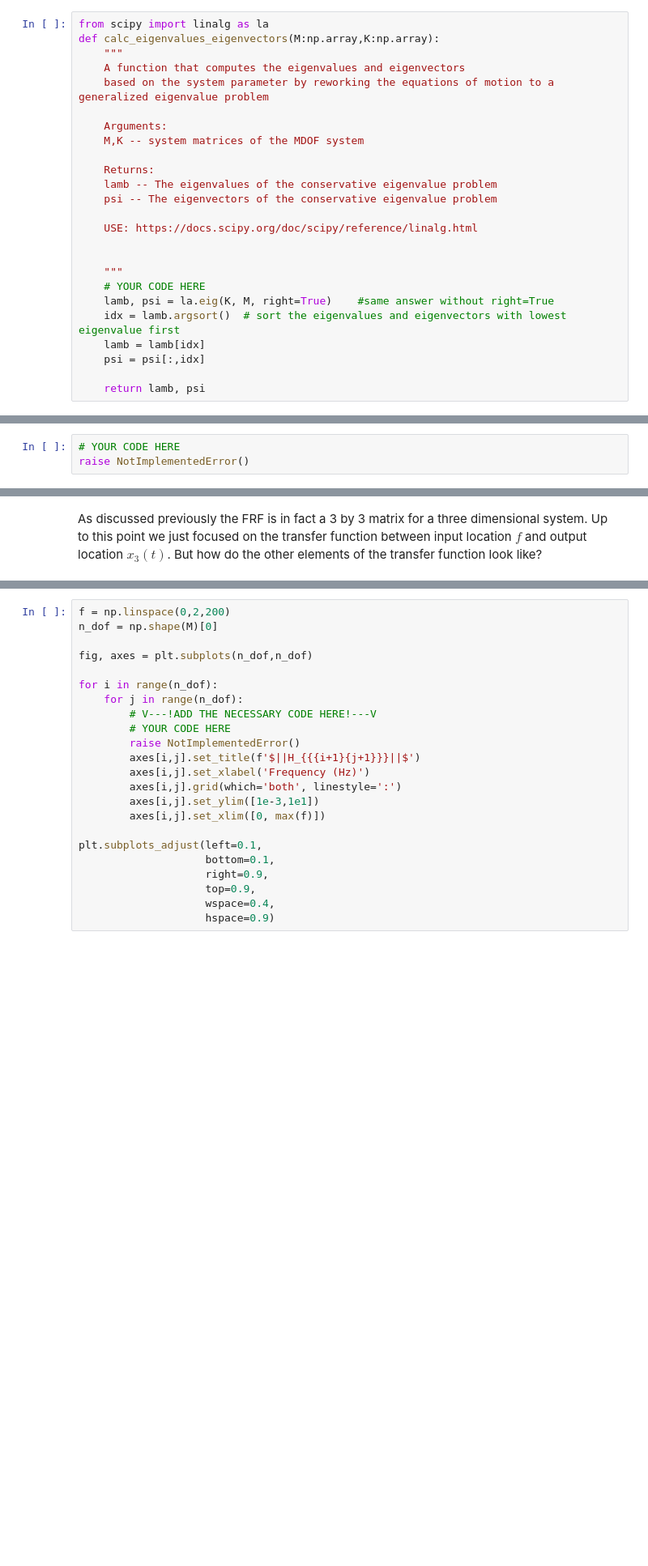
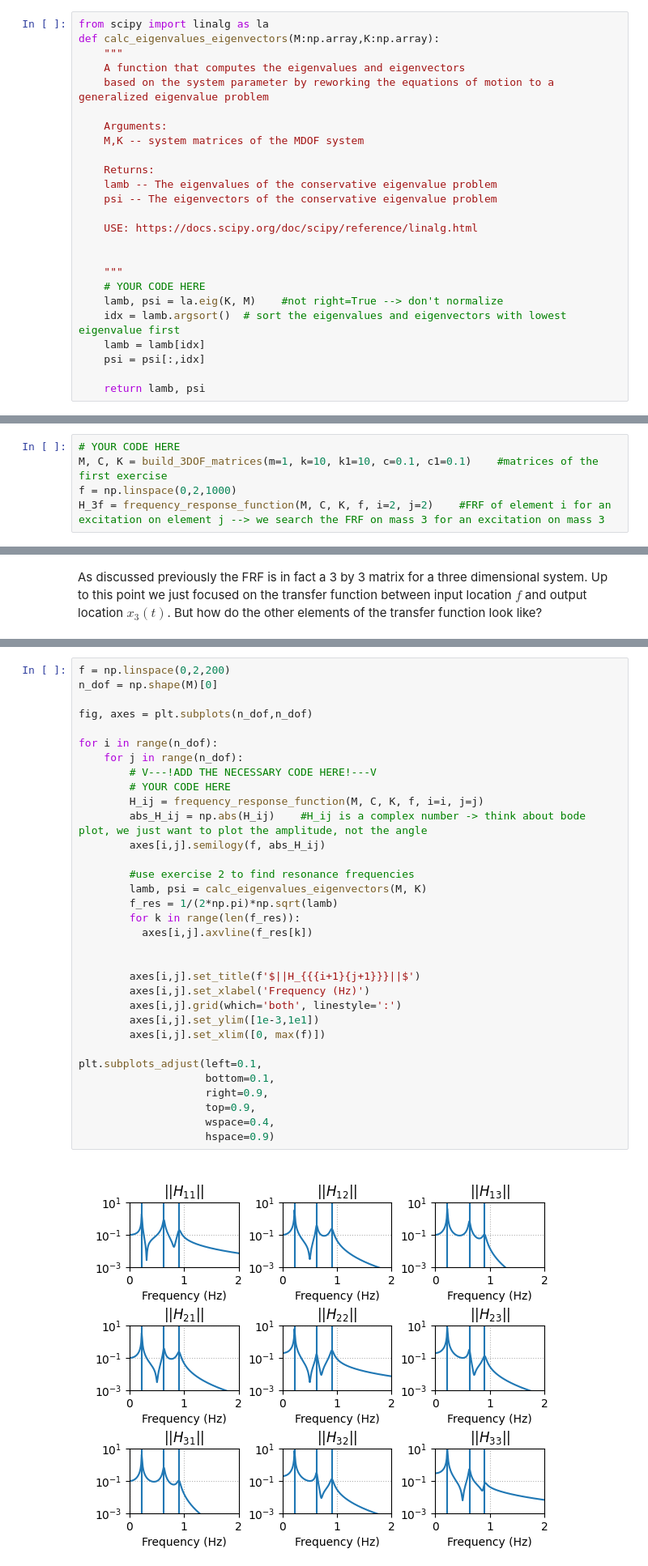
Before and after one commit to wdestryker/MV2627_Exercises, a Jupyter notebook: Session3_MDOF/session3.ipynb, the cells around one changed output, grey strips where cells are left out. Shown at 81% size. Saved outputs shown, nothing was run; the diff lists cells and outputs as text; blank space fills up the shorter version.

```diff
--- a/Session3_MDOF/session3.ipynb
+++ b/Session3_MDOF/session3.ipynb
@@ -231,7 +231,7 @@ def calc_eigenvalues_eigenvectors(M:np.array,K:np.array):
 
     """
     # YOUR CODE HERE
-    lamb, psi = la.eig(K, M, right=True)    #same answer without right=True
+    lamb, psi = la.eig(K, M)    #not right=True --> don't normalize
     idx = lamb.argsort()  # sort the eigenvalues and eigenvectors with lowest eigenvalue first
     lamb = lamb[idx]
     psi = psi[:,idx]
@@ -441,7 +480,9 @@ def frequency_response_function(M:np.array, C:np.array, K:np.array, f= np.linspa
 **TIP**: Be aware that in python counting starts from 0, so the first column of a matrix is denoted 0
 # %%
 # YOUR CODE HERE
-raise NotImplementedError()
+M, C, K = build_3DOF_matrices(m=1, k=10, k1=10, c=0.1, c1=0.1)    #matrices of the first exercise
+f = np.linspace(0,2,1000)
+H_3f = frequency_response_function(M, C, K, f, i=2, j=2)    #FRF of element i for an excitation on element j --> we search the FRF on mass 3 for an excitation on mass 3
 # %% [markdown]
 Let us just quickly check if you have done the right steps.
 # %%
@@ -477,26 +520,38 @@ As discussed previously the FRF is in fact a 3 by 3 matrix for a three dimension
 # %%
 f = np.linspace(0,2,200)
 n_dof = np.shape(M)[0]
 
 fig, axes = plt.subplots(n_dof,n_dof)
 
 for i in range(n_dof):
     for j in range(n_dof):
         # V---!ADD THE NECESSARY CODE HERE!---V
         # YOUR CODE HERE
-        raise NotImplementedError()
+        H_ij = frequency_response_function(M, C, K, f, i=i, j=j)
+        abs_H_ij = np.abs(H_ij)    #H_ij is a complex number -> think about bode plot, we just want to plot the amplitude, not the angle
+        axes[i,j].semilogy(f, abs_H_ij)
+
+        #use exercise 2 to find resonance frequencies
+        lamb, psi = calc_eigenvalues_eigenvectors(M, K)
+        f_res = 1/(2*np.pi)*np.sqrt(lamb)
+        for k in range(len(f_res)):
+          axes[i,j].axvline(f_res[k])
+
+
         axes[i,j].set_title(f'$||H_{{{i+1}{j+1}}}||$')
         axes[i,j].set_xlabel('Frequency (Hz)')
         axes[i,j].grid(which='both', linestyle=':')
         axes[i,j].set_ylim([1e-3,1e1])
         axes[i,j].set_xlim([0, max(f)])
 
 plt.subplots_adjust(left=0.1,
                     bottom=0.1,
                     right=0.9,
                     top=0.9,
                     wspace=0.4,
                     hspace=0.9)
+# %% [output]
+[figure, added]
 # %% [markdown]
 <div style="border-left: 1px solid black; padding: 1em; margin: 1em 0;">
 
```
Also changed, not shown: parts of 10 cells of this notebook.
